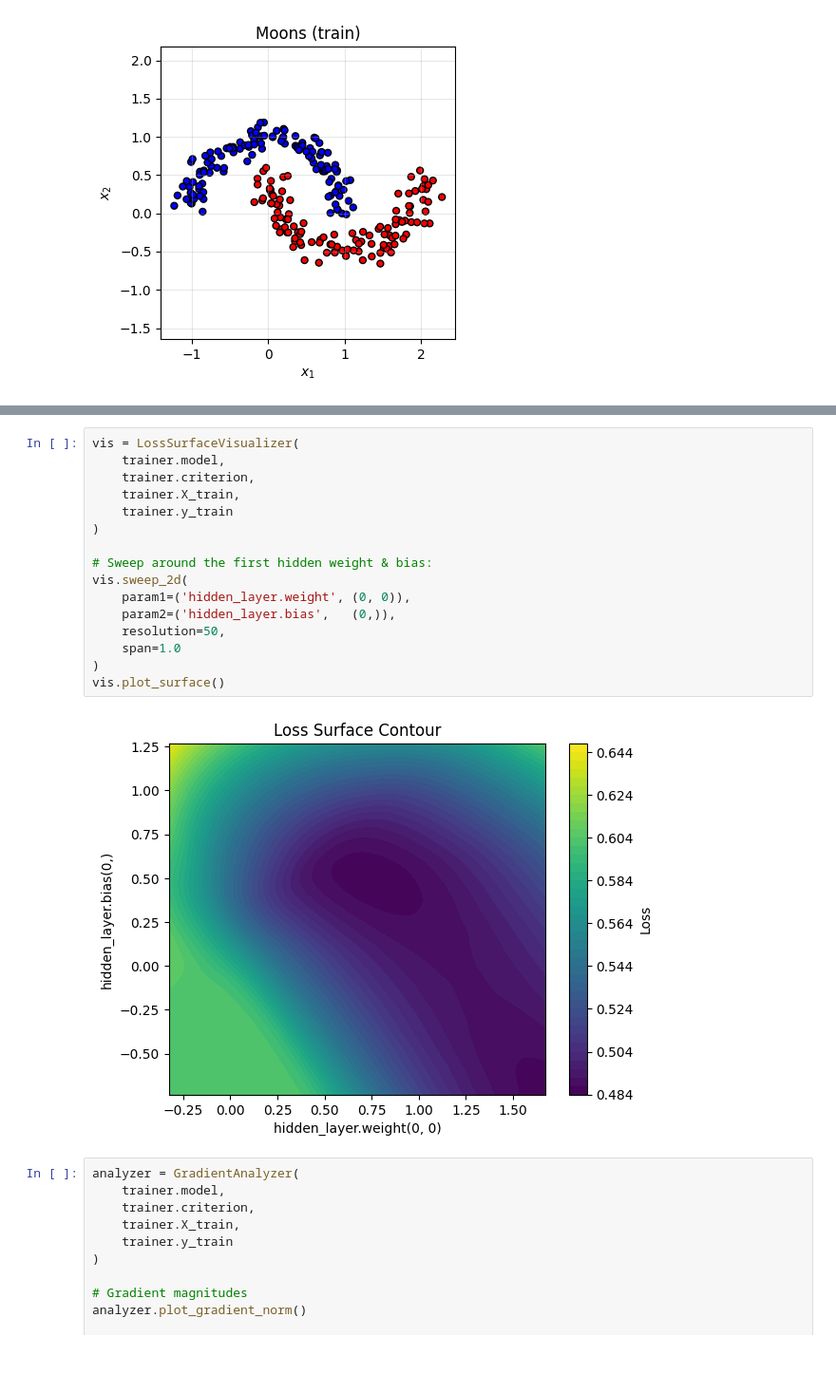
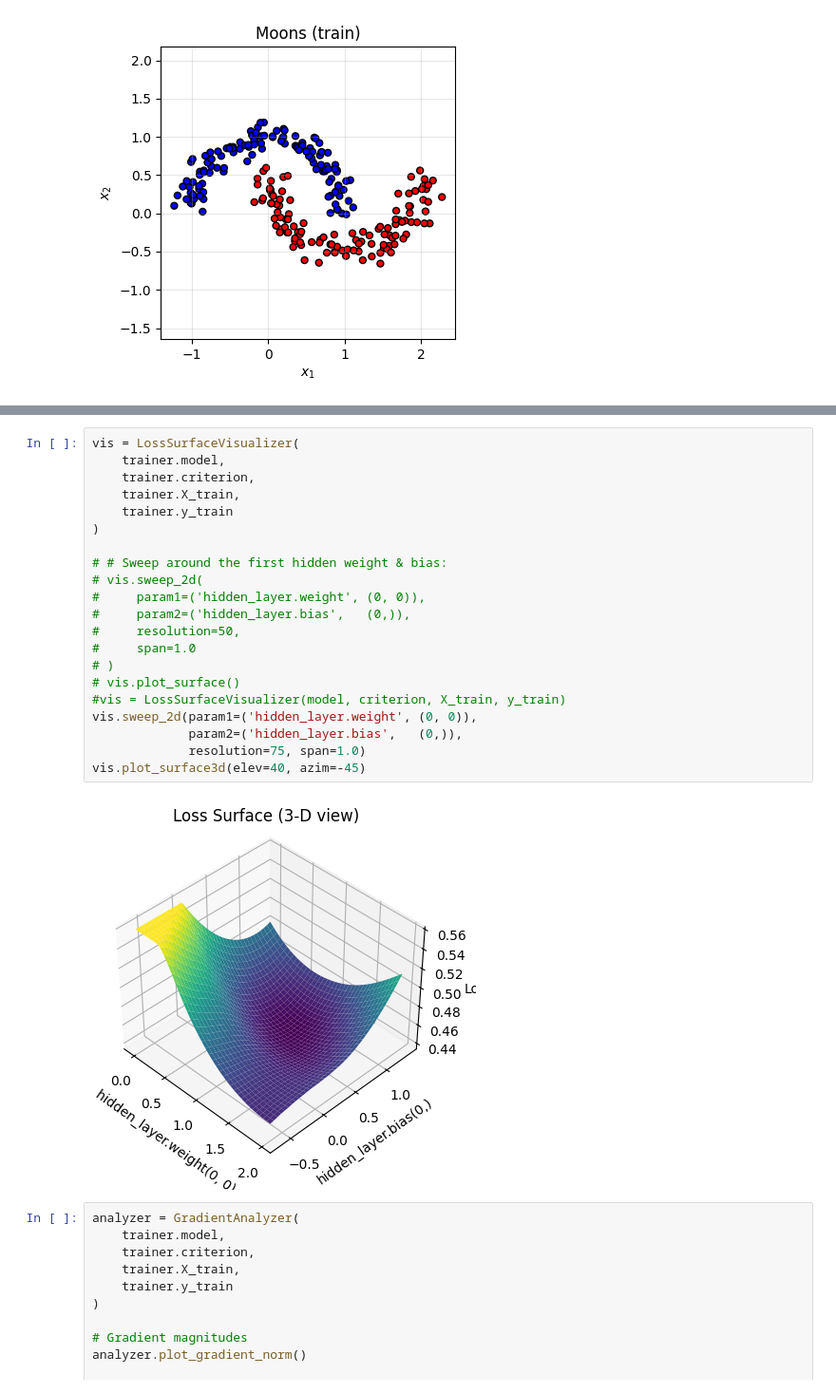
Before and after one commit to varun20020124/relu-loss-landscape, a Jupyter notebook: notebooks/main_analysis.ipynb, the cells around one changed output, grey strips where cells are left out. Shown at 95% size. Cells and saved outputs as stored; diff of their text form; blank space fills up the shorter version.

Commit message:
Added 3d plot for loss surface

```diff
--- a/notebooks/main_analysis.ipynb
+++ b/notebooks/main_analysis.ipynb
@@ -100,21 +100,26 @@ Test Accuracy: 91.67%
 # %%
 vis = LossSurfaceVisualizer(
     trainer.model,
     trainer.criterion,
     trainer.X_train,
     trainer.y_train
 )
 
-# Sweep around the first hidden weight & bias:
-vis.sweep_2d(
-    param1=('hidden_layer.weight', (0, 0)),
-    param2=('hidden_layer.bias',   (0,)),
-    resolution=50,
-    span=1.0
-)
-vis.plot_surface()
+# # Sweep around the first hidden weight & bias:
+# vis.sweep_2d(
+#     param1=('hidden_layer.weight', (0, 0)),
+#     param2=('hidden_layer.bias',   (0,)),
+#     resolution=50,
+#     span=1.0
+# )
+# vis.plot_surface()
+#vis = LossSurfaceVisualizer(model, criterion, X_train, y_train)
+vis.sweep_2d(param1=('hidden_layer.weight', (0, 0)),
+             param2=('hidden_layer.bias',   (0,)),
+             resolution=75, span=1.0)
+vis.plot_surface3d(elev=40, azim=-45)
 # %% [output]
-[figure, old version]
+[figure, new version]
 # %%
 analyzer = GradientAnalyzer(
     trainer.model,
```
Also changed, not shown: parts of 1 cell of this notebook.
